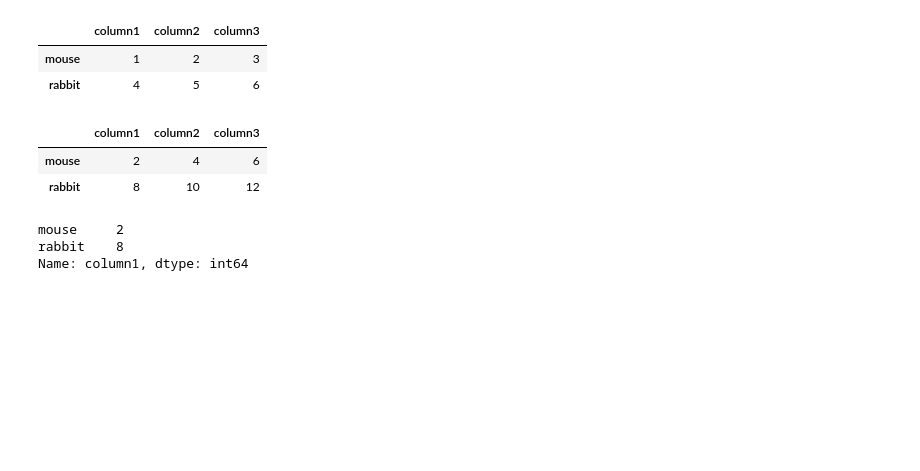
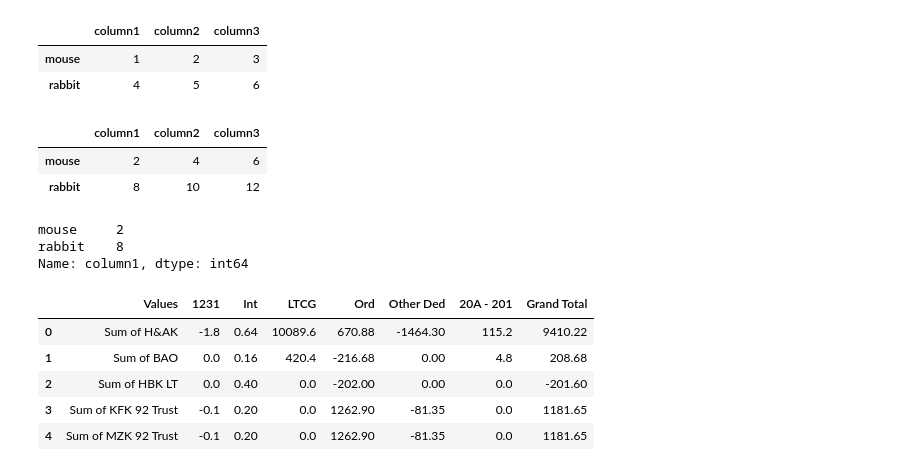
Before and after one commit to alinasj/pythonbasic, a Jupyter notebook: 7_Pandas.ipynb, the cells around one changed output. Saved outputs shown, nothing was run; the diff lists cells and outputs as text; code cells hidden in the pictures; blank space fills up the shorter version.

Commit message:
adding notebook for pandas

```diff
--- a/7_Pandas.ipynb
+++ b/7_Pandas.ipynb
@@ -133,3 +230,14 @@ df
 mouse     2
 rabbit    8
 Name: column1, dtype: int64
+# %%
+import pandas as pd
+df = pd.read_excel(r'/home/philly/Downloads/K1 RECAP.xlsx', sheet_name="NY", header=3)
+df.head()
+# %% [output]
+|  | Values | 1231 | Int | LTCG | Ord | Other Ded | 20A - 201 | Grand Total |
+| 0 | Sum of H&AK | -1.8 | 0.64 | 10089.6 | 670.88 | -1464.30 | 115.2 | 9410.22 |
+| 1 | Sum of BAO | 0.0 | 0.16 | 420.4 | -216.68 | 0.00 | 4.8 | 208.68 |
+| 2 | Sum of HBK LT | 0.0 | 0.40 | 0.0 | -202.00 | 0.00 | 0.0 | -201.60 |
+| 3 | Sum of KFK 92 Trust | -0.1 | 0.20 | 0.0 | 1262.90 | -81.35 | 0.0 | 1181.65 |
+| 4 | Sum of MZK 92 Trust | -0.1 | 0.20 | 0.0 | 1262.90 | -81.35 | 0.0 | 1181.65 |
```
Also changed, not shown: parts of 29 cells of this notebook.
